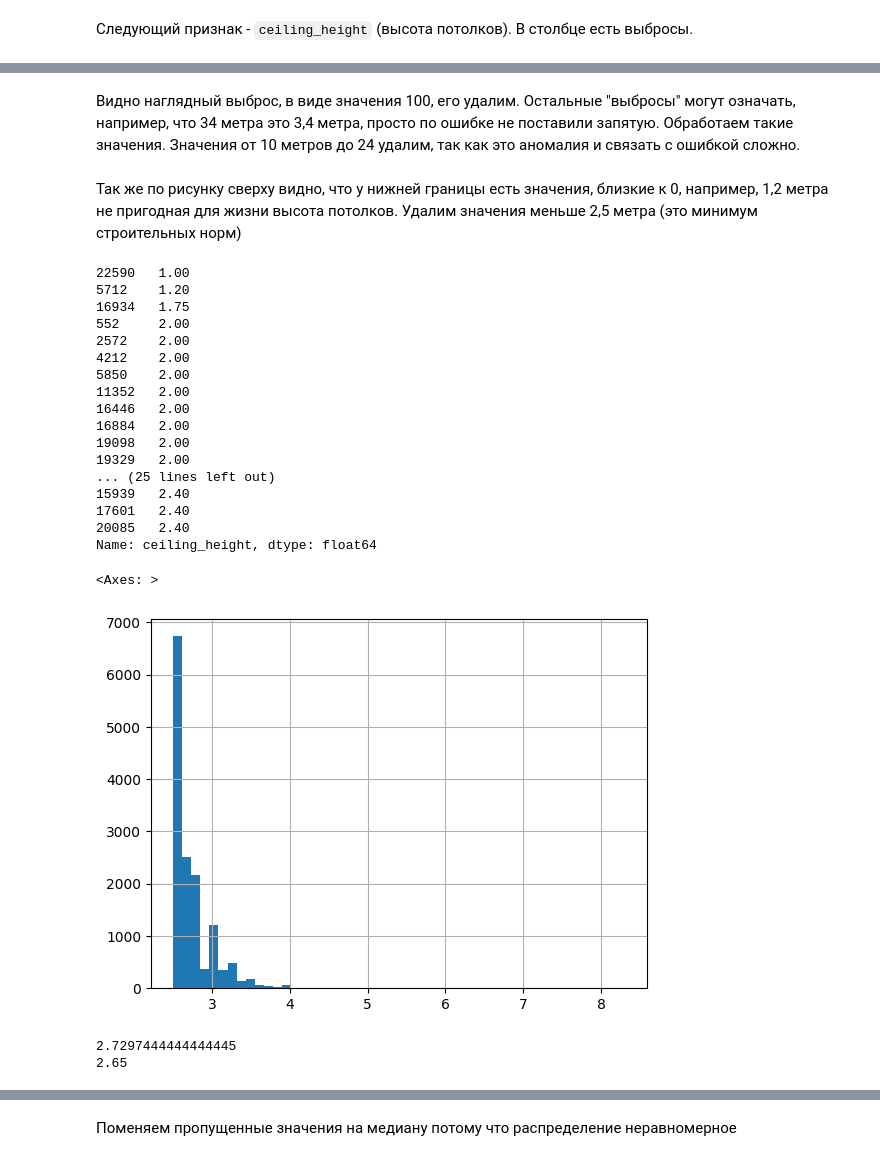
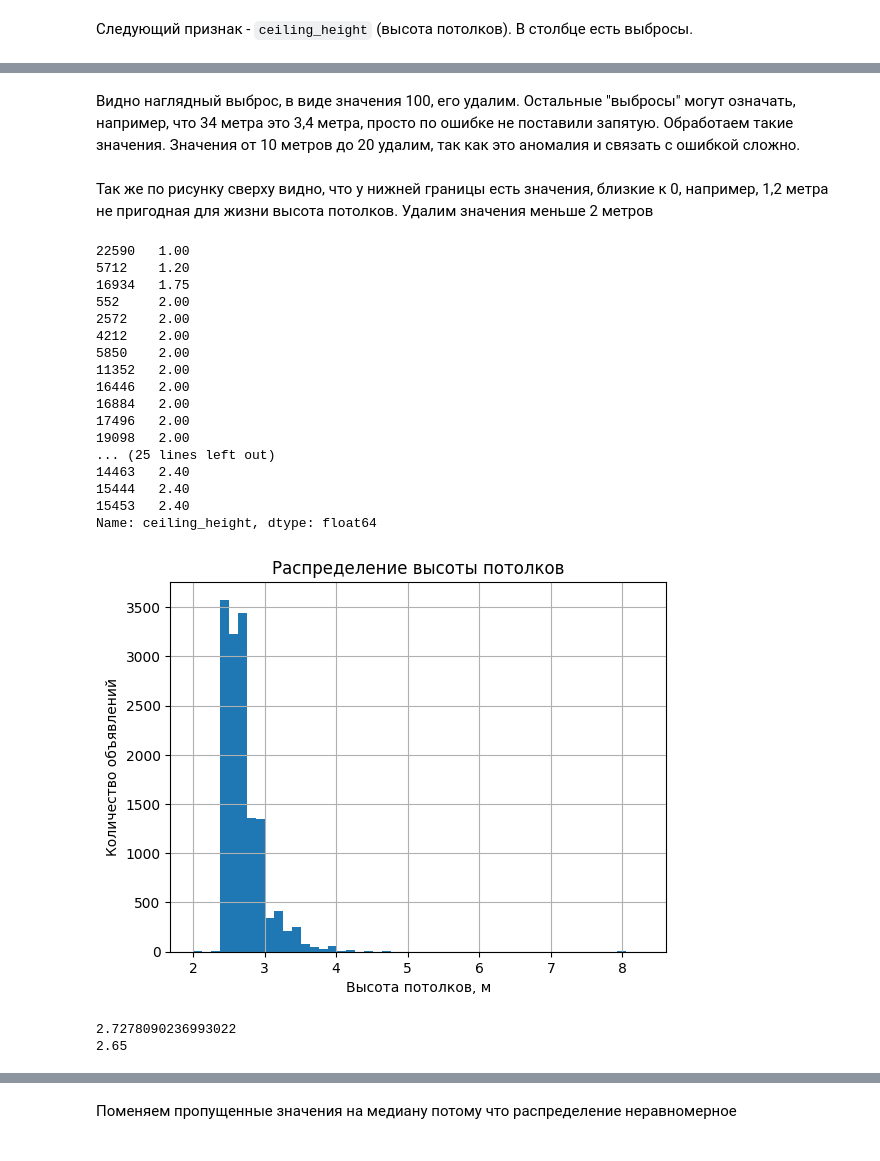
Before and after one commit to meukaa/estate-research, a Jupyter notebook: research.ipynb, the cells around one changed output, grey strips where cells are left out. Cells and saved outputs as stored; diff of their text form; code cells hidden in the pictures.

```diff
--- a/research.ipynb
+++ b/research.ipynb
@@ -240,13 +286,13 @@ df.boxplot(column='ceiling_height')
 # %% [markdown]
-Видно наглядный выброс, в виде значения 100, его удалим. Остальные "выбросы" могут означать, например, что 34 метра это 3,4 метра, просто по ошибке не поставили запятую. Обработаем такие значения. Значения от 10 метров до 24 удалим, так как это аномалия и связать с ошибкой сложно.
+Видно наглядный выброс, в виде значения 100, его удалим. Остальные "выбросы" могут означать, например, что 34 метра это 3,4 метра, просто по ошибке не поставили запятую. Обработаем такие значения. Значения от 10 метров до 20 удалим, так как это аномалия и связать с ошибкой сложно.
 # %%
-index_to_drop = df[(df['ceiling_height'] > 60) | ((df['ceiling_height'] > 10) & (df['ceiling_height'] < 25))].index
+index_to_drop = df[(df['ceiling_height'] > 60) | ((df['ceiling_height'] > 10) & (df['ceiling_height'] < 20))].index
 df = df.drop(index_to_drop)
 # %%
-to_change = (df['ceiling_height'] >= 25) & (df['ceiling_height'] < 60)
+to_change = (df['ceiling_height'] >= 20) & (df['ceiling_height'] < 60)
 df.loc[to_change,'ceiling_height'] = df.loc[to_change,'ceiling_height'] / 10
 # %% [markdown]
-Так же по рисунку сверху видно, что у нижней границы есть значения, близкие к 0, например, 1,2 метра не пригодная для жизни высота потолков. Удалим значения меньше 2,5 метра (это минимум строительных норм)
+Так же по рисунку сверху видно, что у нижней границы есть значения, близкие к 0, например, 1,2 метра не пригодная для жизни высота потолков. Удалим значения меньше 2 метров
 # %%
 df['ceiling_height'].nsmallest(40)
 # %% [output]
@@ -260,25 +306,28 @@ df['ceiling_height'].nsmallest(40)
 11352   2.00
 16446   2.00
 16884   2.00
+17496   2.00
 19098   2.00
-19329   2.00
 ... (25 lines left out)
-15939   2.40
-17601   2.40
-20085   2.40
+14463   2.40
+15444   2.40
+15453   2.40
 Name: ceiling_height, dtype: float64
 # %%
-df = df.drop(index=df.loc[df['ceiling_height'] < 2.5].index)
+df = df.drop(index=df.loc[df['ceiling_height'] < 2].index)
 # %%
 df['ceiling_height'].hist(bins=50)
+plt.title('Распределение высоты потолков')
+plt.xlabel('Высота потолков, м')
+plt.ylabel('Количество объявлений')
+plt.show()
 # %% [output]
-<Axes: >
-[figure, old version]
+[figure, new version]
 # %%
 print(df['ceiling_height'].mean())
 print(df['ceiling_height'].median())
 # %% [output]
-2.7297444444444445
+2.7278090236993022
 2.65
 # %%
 df.boxplot(column='ceiling_height')
```
Also changed, not shown: parts of 72 cells of this notebook.
